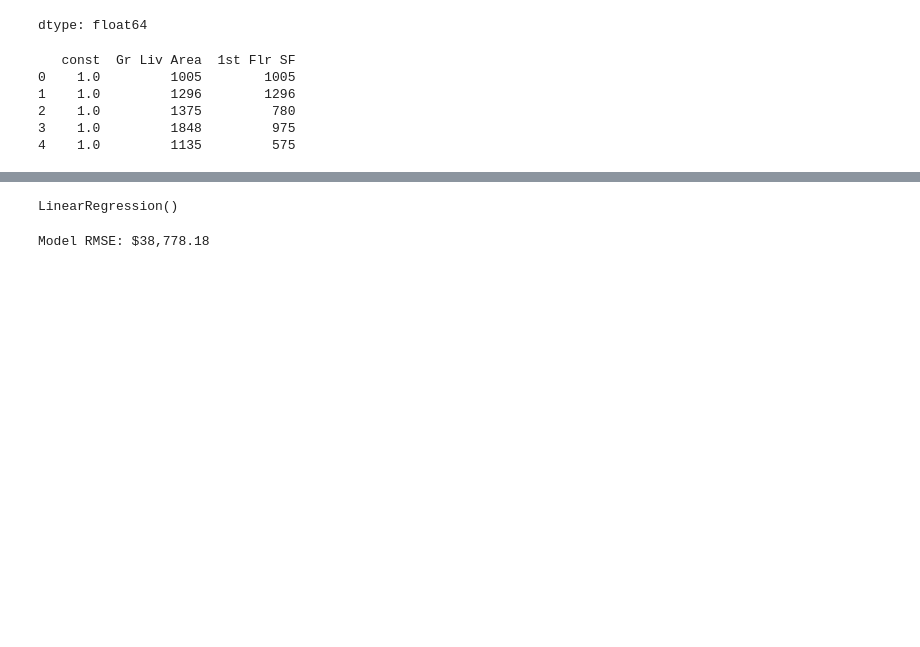
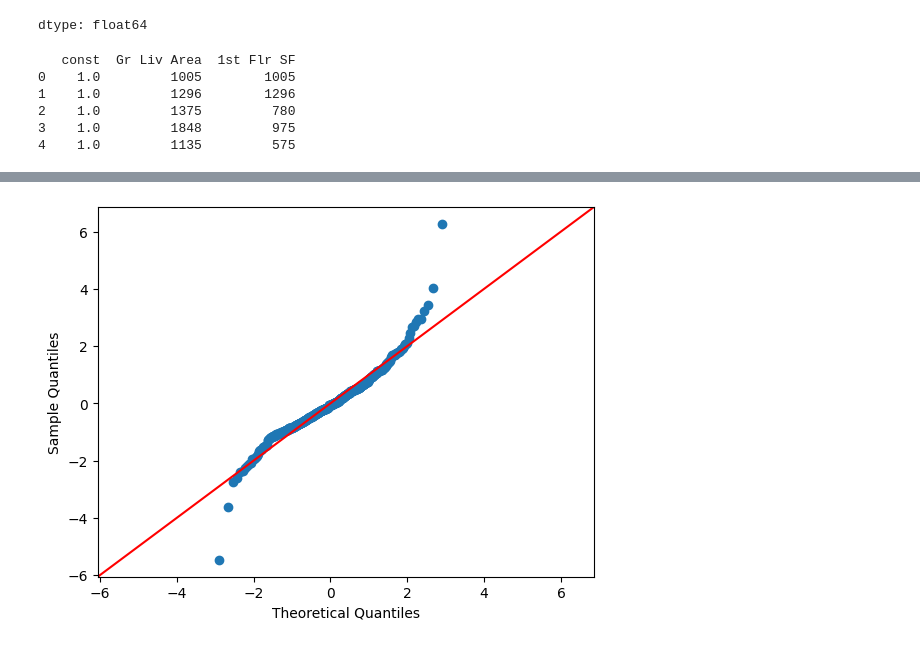
Before and after one commit to test-ds-21/JuanReyesAn___Data-Science-Portfolio-C21, a Jupyter notebook: Projects/Project-2/Housing.ipynb, the cells around one changed output, grey strips where cells are left out. Saved outputs shown, nothing was run; the diff lists cells and outputs as text; code cells hidden in the pictures; blank space fills up the shorter version.

```diff
--- a/Projects/Project-2/Housing.ipynb
+++ b/Projects/Project-2/Housing.ipynb
@@ -472,15 +483,0 @@ CV RMSE: 51020.20473342082
-# %%
-lr_model = LinearRegression()
-
-# Train the model
-lr_model.fit(X_train, y_train)
-# %% [output]
-LinearRegression()
-# %%
-y_pred = lr_model.predict(X_test)
-
-# Calculate RMSE to see how far off the predictions are on average
-rmse = np.sqrt(mean_squared_error(y_test, y_pred))
-print(f"Model RMSE: ${rmse:,.2f}")
-# %% [output]
-Model RMSE: $38,778.18
@@ -487,5 +490,9 @@ Model RMSE: $38,778.18
 # %%
 #play around with different ways to make since of the data
 #try the QQ plot
+res = y_test - y_pred
+sm.qqplot(res, fit=True, line="45") ;
+# %% [output]
+[figure, added]
 # %%
 #figure out the outliars
```
Also changed, not shown: parts of 11 cells of this notebook.
